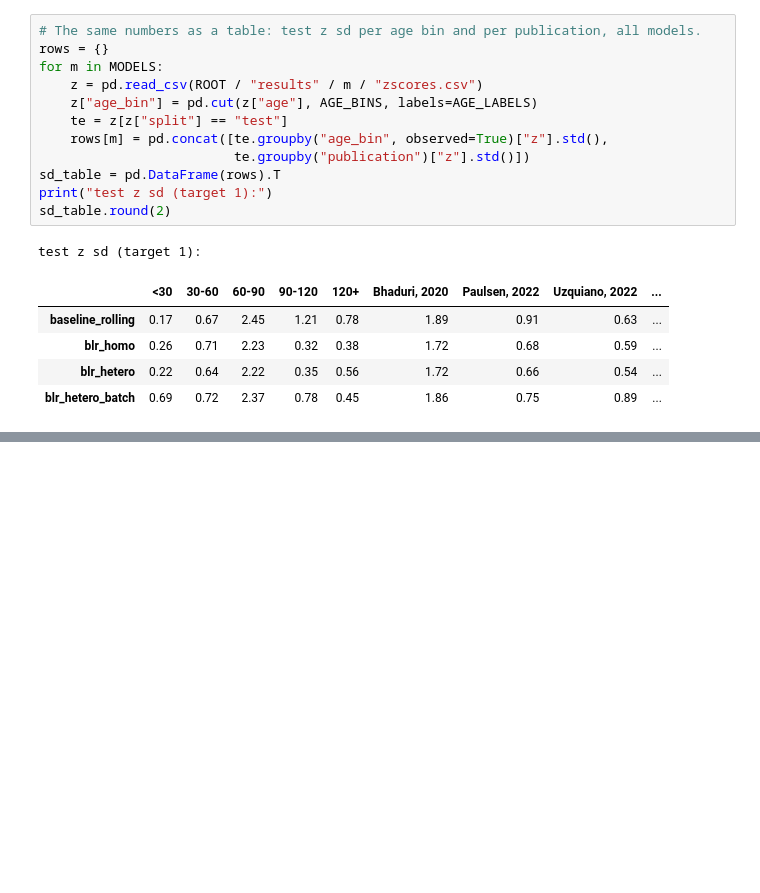
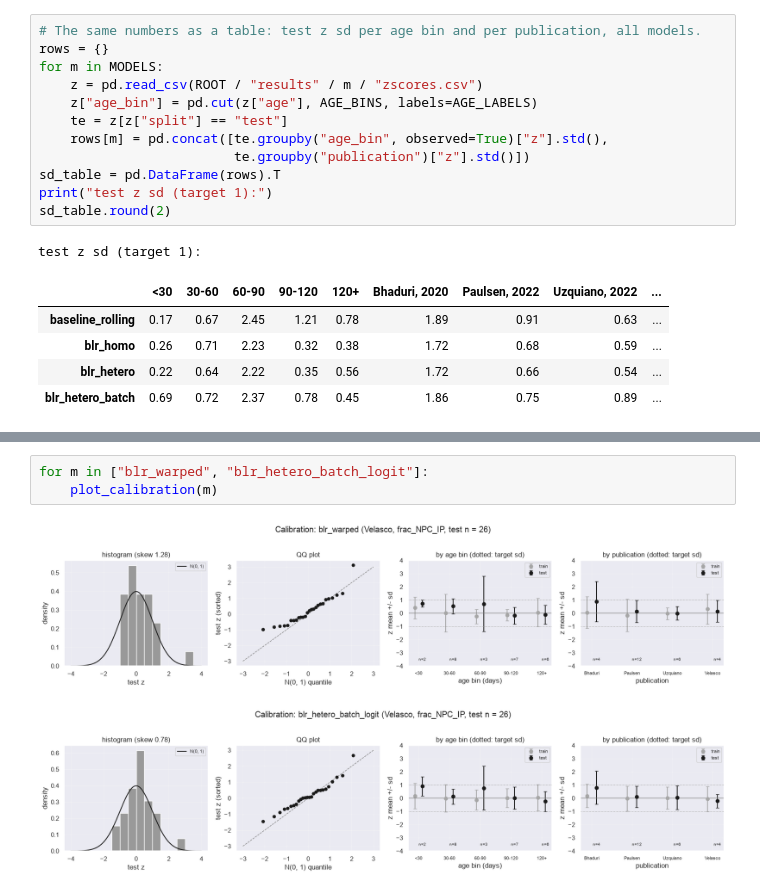
Before and after one commit to Liberty23513/organoid-growth-charts, a Jupyter notebook: notebooks/03_pcntoolkit_blr.ipynb, the cells around one changed output, grey strips where cells are left out. Saved outputs shown, nothing was run; the diff lists cells and outputs as text; blank space fills up the shorter version.

```diff
--- a/notebooks/03_pcntoolkit_blr.ipynb
+++ b/notebooks/03_pcntoolkit_blr.ipynb
@@ -628,0 +802,6 @@ test z sd (target 1):
+# %%
+for m in ["blr_warped", "blr_hetero_batch_logit"]:
+    plot_calibration(m)
+# %% [output]
+[figure, added]
+[figure, added]
```
Also changed, not shown: parts of 5 cells of this notebook, 9 other files.
